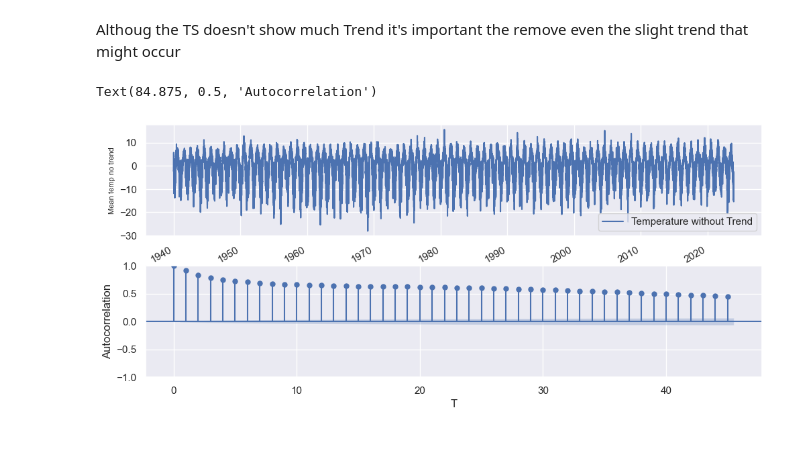
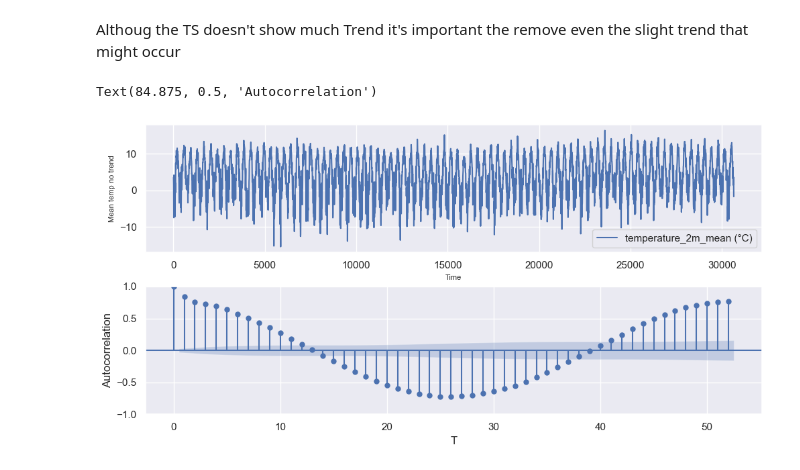
Before and after one commit to esmaailalbarazi/TimeSeriesProject, a Jupyter notebook: Project_local.ipynb, the cells around one changed output. Drawn from its saved outputs; the diff is of its cells as text; code cells hidden in the pictures; blank space fills up the shorter version.

```diff
--- a/Project_local.ipynb
+++ b/Project_local.ipynb
@@ -560,12 +459,2 @@ Text(0, 0.5, 'Autocorrelation')
 # %% [markdown]
 1. Estimate the model order
-# %%
-temp_mean = temp_mean[:N]
-fig, axs=plt.subplots(2,figsize=(10,5))
-fig.tight_layout()
-temp_mean.plot(ax=axs[0],legend=True)
-axs[0].set_ylabel('Mean temp',fontdict={'fontsize':8})
-axs[0].set_xlabel('Time',fontdict={'fontsize':8})
-plot_acf(temp_mean, ax=axs[1])
-axs[1].set_xlabel("T")
-axs[1].set_ylabel("Autocorrelation")
@@ -574,0 +461,14 @@ Text(84.875, 0.5, 'Autocorrelation')
+# %%
+# get mean of every 7 steps to get weekly average then only take the mean of the first 84 yearsto simplify computations
+weekly_mean = temp_mean.rolling(window=7,step=7).mean().dropna()
+
+# change leftmost column to count up instead of steps of 7
+weekly_mean.index = range(weekly_mean.size)
+
+# plot weekly mean
+plt.figure(figsize=(20, 6))
+plt.plot(weekly_mean)
+plt.xlabel('Time')
+plt.ylabel('Temperature (°C)')
+plt.title('Weekly Average Temperature in Reykjavik')
+plt.show()
@@ -577,12 +479,12 @@ Althoug the TS doesn't show much Trend it's important the remove even the slight
 # %%
 fig, axs=plt.subplots(2,figsize=(10,5))
 fig.tight_layout()
-temp_mean_no_trend.plot(ax=axs[0],legend=True)
+weekly_mean.plot(ax=axs[0],legend=True)
 axs[0].set_ylabel('Mean temp no trend',fontdict={'fontsize':8})
 axs[0].set_xlabel('Time',fontdict={'fontsize':8})
-plot_acf(temp_mean_no_trend.dropna(),ax=axs[1],title='')
+plot_acf(weekly_mean,ax=axs[1],title='', lags=52)
 axs[1].set_xlabel("T")
 axs[1].set_ylabel("Autocorrelation")
 # %% [output]
 Text(84.875, 0.5, 'Autocorrelation')
-[figure, old version]
+[figure, new version]
```
Also changed, not shown: parts of 18 cells of this notebook, 1 other file.
